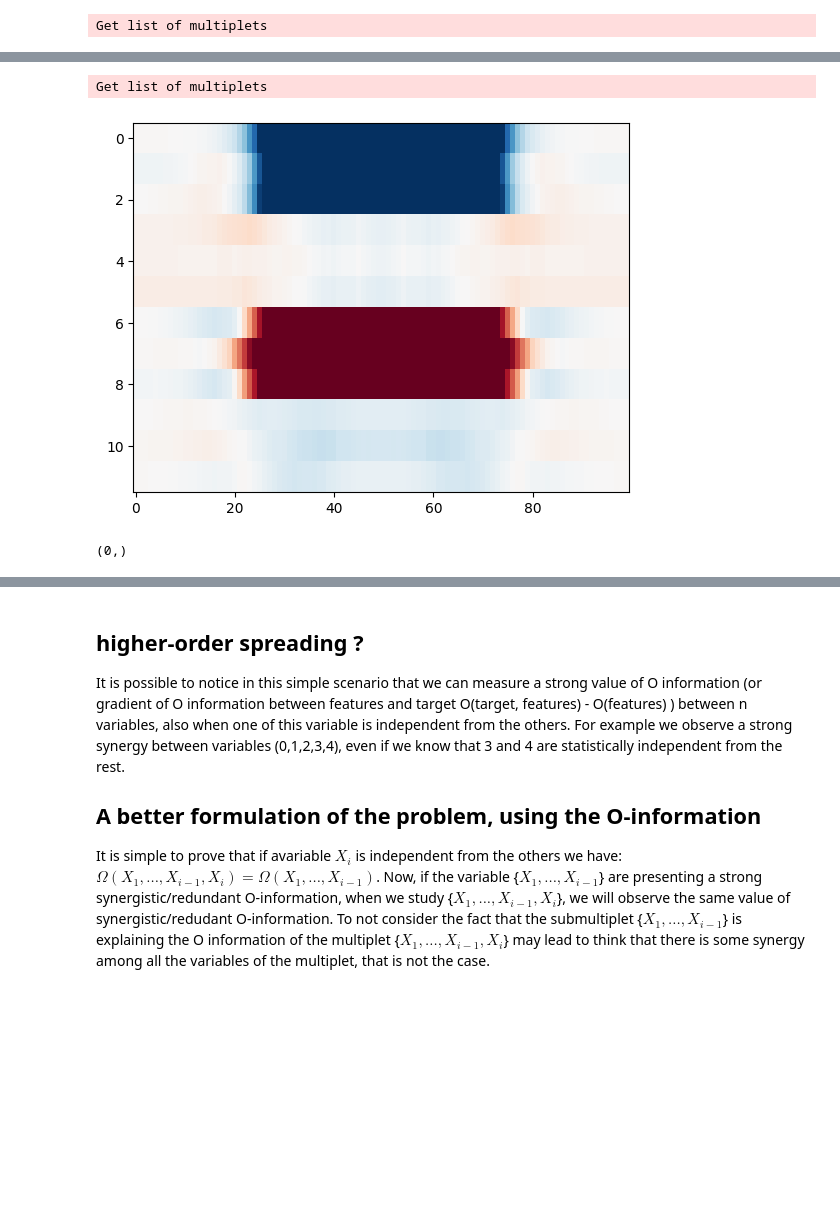
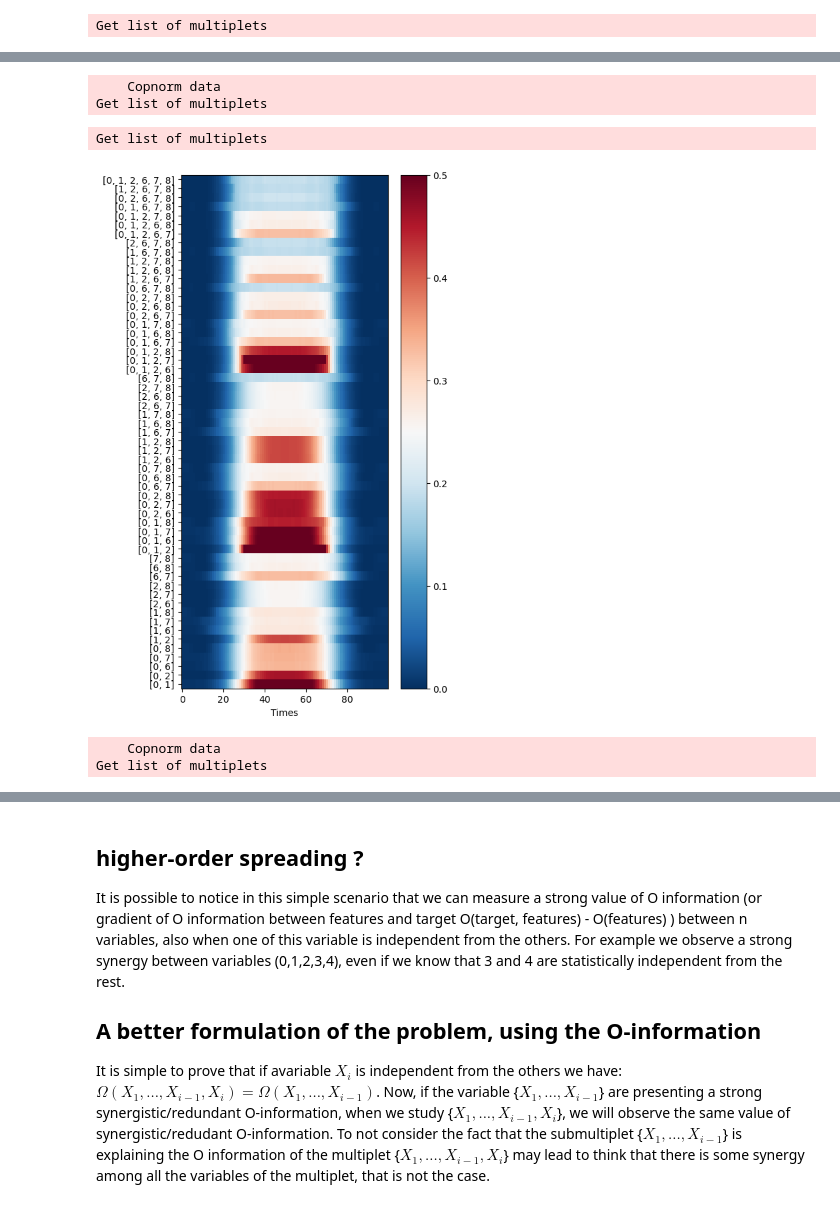
Before and after one commit to brainets/acrho, a Jupyter notebook: notebooks/multivariate_gaussian.ipynb, the cells around one changed output, grey strips where cells are left out. Drawn from its saved outputs; the diff is of its cells as text; code cells hidden in the pictures; blank space fills up the shorter version.

```diff
--- a/notebooks/multivariate_gaussian.ipynb
+++ b/notebooks/multivariate_gaussian.ipynb
@@ -110,21 +102,42 @@ plt.close()
+# %%
+minsize=2
+maxsize=6
+
+#Here we use the function defined in utils to "clean" the higher-order spreading
+syn=synergyMMI_fit(data_features, target.T, minsize=minsize, maxsize=maxsize)
+# %% [output]
+    Copnorm data
+Get list of multiplets
 # %%
-model=hoi.metrics.Oinfo(data_features, y=target.T)
-combos=model.get_combinations(minsize=2, maxsize=6)[0]
+vmin, vmax = 0,0.5
+
+model=hoi.metrics.Oinfo(data_features, target.T)
+combos=model.get_combinations(minsize=minsize, maxsize=maxsize)[0]
 list_indices=[[int(c) for c in comb if c != -1] for comb in combos]
 list_multiplets=[str([int(i) for i in comb]) for comb in list_indices]
-nodes=np.arange(12)
-central_results=centrality_nodes(goinfo_proc, nodes, list_indices)
+
+# For this plot we only plot the most synergistic and redundant triplets
+variables=np.arange(100)
+plt.figure(figsize=(5,10))
+index=np.where(np.sum(np.abs(syn), axis=1)>1.5)[0]
+plt.pcolormesh(
+    variables, np.array([comb[:-9] + "]" for comb in list_multiplets])[index], syn[index, :], cmap='RdBu_r', vmin=vmin, vmax=vmax
+)
+
+plt.colorbar()
+plt.xlabel('Times')
+plt.show()
+plt.close()
 # %% [output]
 Get list of multiplets
+[figure, added]
-# %%
-plt.imshow(cen_result, aspect='auto', vmin=-.2, vmax=.2, interpolation=None, cmap='RdBu_r')
-plt.show()
-plt.close()
-# %% [output]
-[figure, removed]
-# %%
-index=np.where(np.sum(np.abs(goinfo_proc), axis=1)>0.01)[0]
-index.shape
-# %% [output]
-(0,)
+# %%
+minsize=2
+maxsize=6
+
+#Here we use the function defined in utils to "clean" the higher-order spreading
+red=redundancyMMI_fit(data_features, target.T, minsize=minsize, maxsize=maxsize)
+# %% [output]
+    Copnorm data
+Get list of multiplets
 # %%
```
Also changed, not shown: parts of 50 cells of this notebook, 4 other files.
